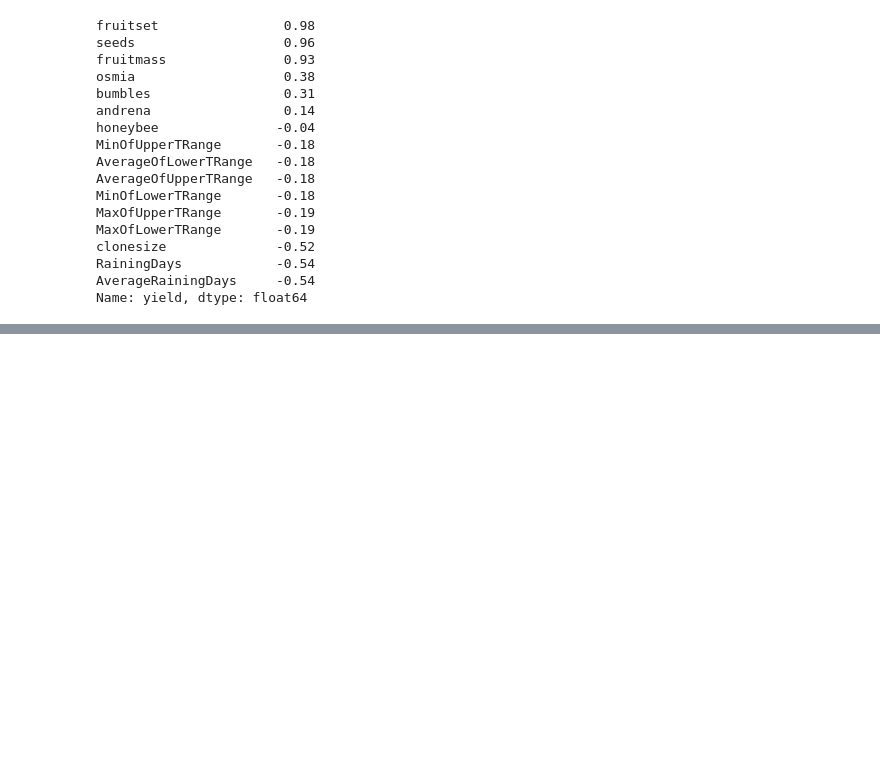
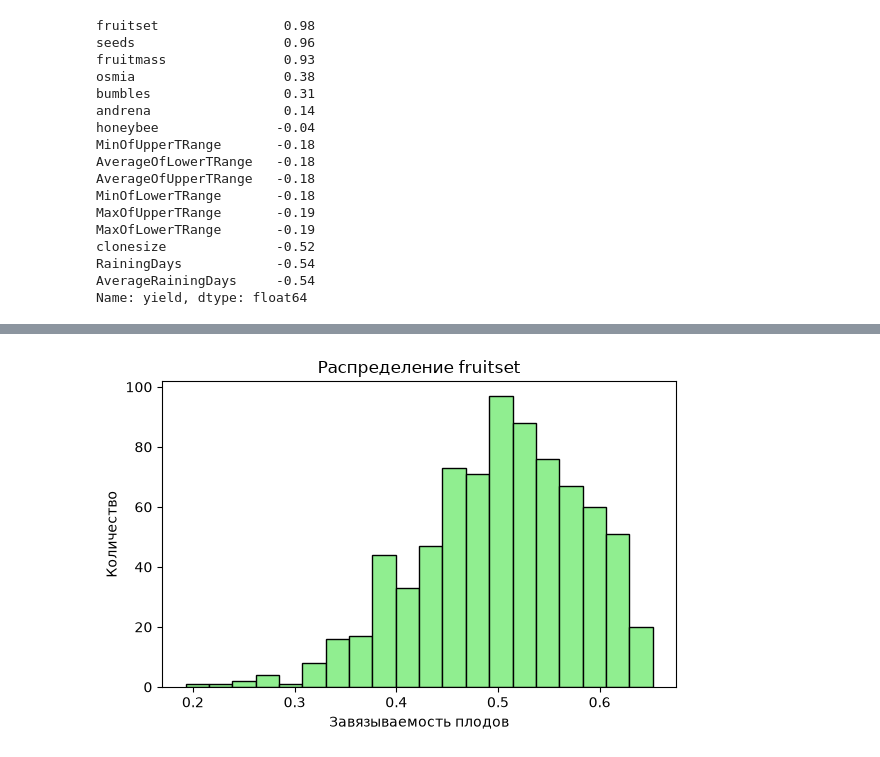
Before and after one commit to matveyyaros/Project-activities-case-9, a Jupyter notebook: notebooks/praktika.ipynb, the cells around one changed output, grey strips where cells are left out. Saved outputs shown, nothing was run; the diff lists cells and outputs as text; code cells hidden in the pictures; blank space fills up the shorter version.

```diff
--- a/notebooks/praktika.ipynb
+++ b/notebooks/praktika.ipynb
@@ -146,0 +171,11 @@ Name: yield, dtype: float64
+# %%
+plt.figure(figsize=(6, 4))
+plt.hist(df_ready['fruitset'], bins=20, color='lightgreen', edgecolor='black')
+plt.title('Распределение fruitset')
+plt.xlabel('Завязываемость плодов')
+plt.ylabel('Количество')
+
+plt.tight_layout()
+plt.show()
+# %% [output]
+[figure, added]
```
Also changed, not shown: parts of 7 cells of this notebook.
